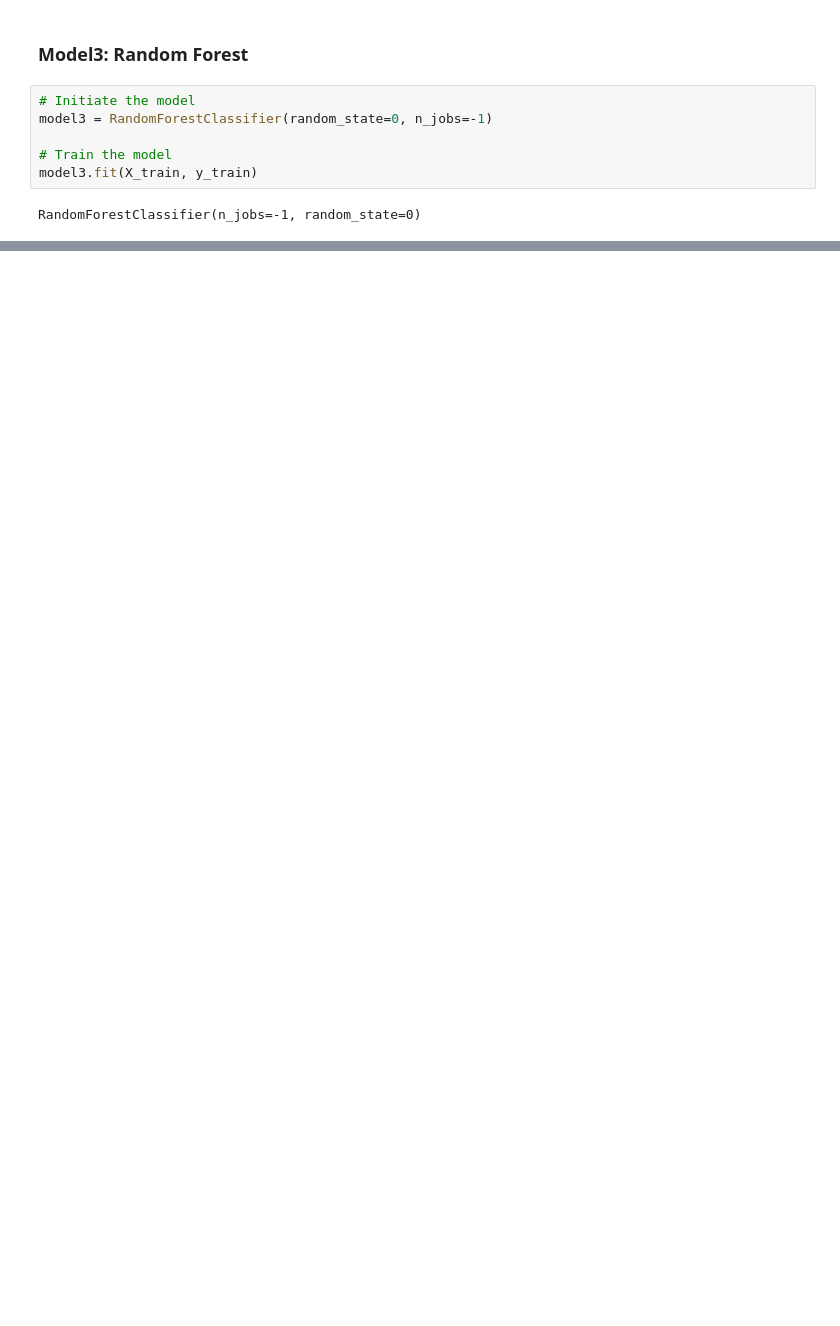
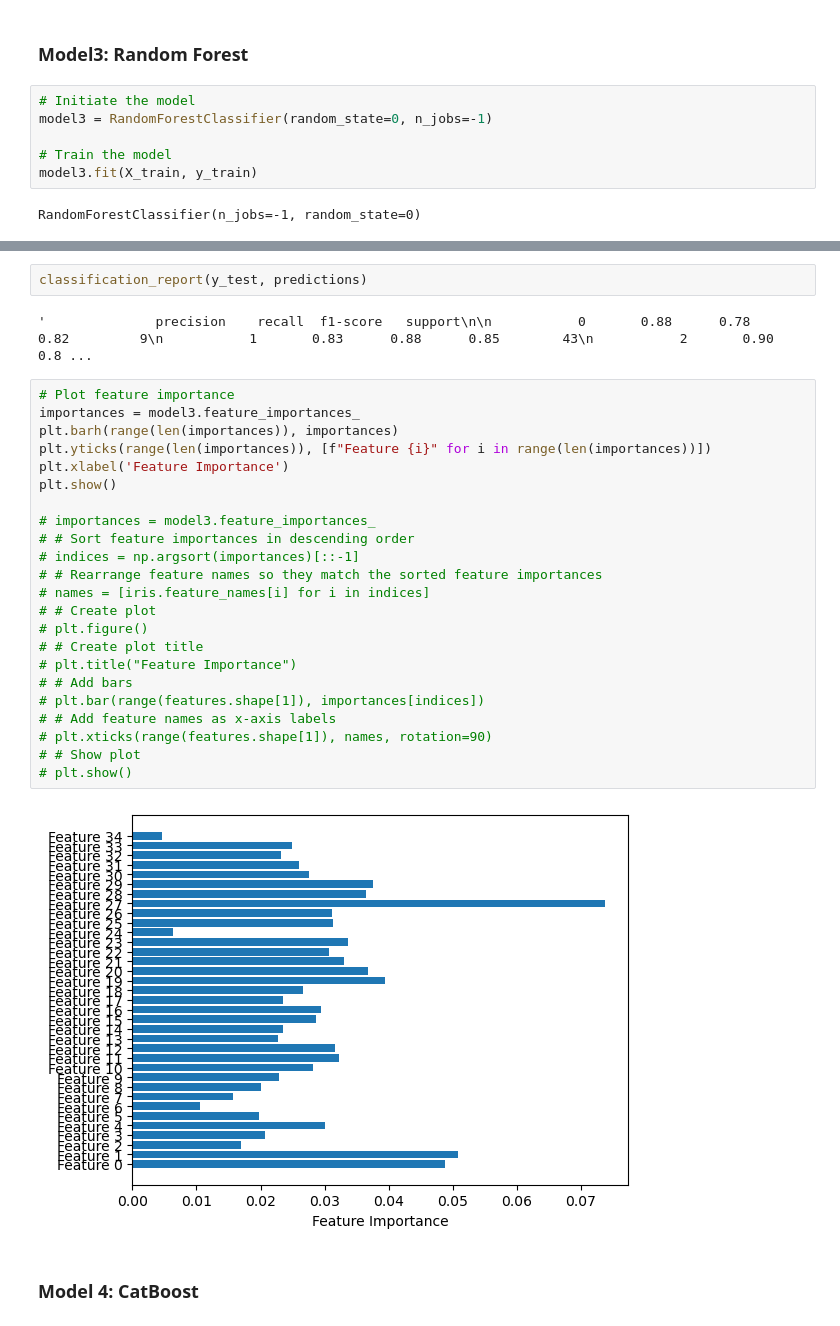
Before and after one commit to OchiengBilly/Determine-Students-Adaptability-using-CatBoost-Classifier, a Jupyter notebook: code.ipynb, the cells around one changed output, grey strips where cells are left out. Saved outputs shown, nothing was run; the diff lists cells and outputs as text; blank space fills up the shorter version.

```diff
--- a/code.ipynb
+++ b/code.ipynb
@@ -326,0 +355,31 @@ preds = model3.predict(X_test)
+# %%
+classification_report(y_test, predictions)
+# %% [output]
+'              precision    recall  f1-score   support\n\n           0       0.88      0.78      0.82         9\n           1       0.83      0.88      0.85        43\n           2       0.90      0.8 ...
+# %%
+# Plot feature importance
+importances = model3.feature_importances_
+plt.barh(range(len(importances)), importances)
+plt.yticks(range(len(importances)), [f"Feature {i}" for i in range(len(importances))])
+plt.xlabel('Feature Importance')
+plt.show()
+
+# importances = model3.feature_importances_
+# # Sort feature importances in descending order
+# indices = np.argsort(importances)[::-1]
+# # Rearrange feature names so they match the sorted feature importances
+# names = [iris.feature_names[i] for i in indices]
+# # Create plot
+# plt.figure()
+# # Create plot title
+# plt.title("Feature Importance")
+# # Add bars
+# plt.bar(range(features.shape[1]), importances[indices])
+# # Add feature names as x-axis labels
+# plt.xticks(range(features.shape[1]), names, rotation=90)
+# # Show plot
+# plt.show()
+# %% [output]
+[figure, added]
+# %% [markdown]
+### Model 4: CatBoost
```
Also changed, not shown: parts of 21 cells of this notebook, 4 other files.
